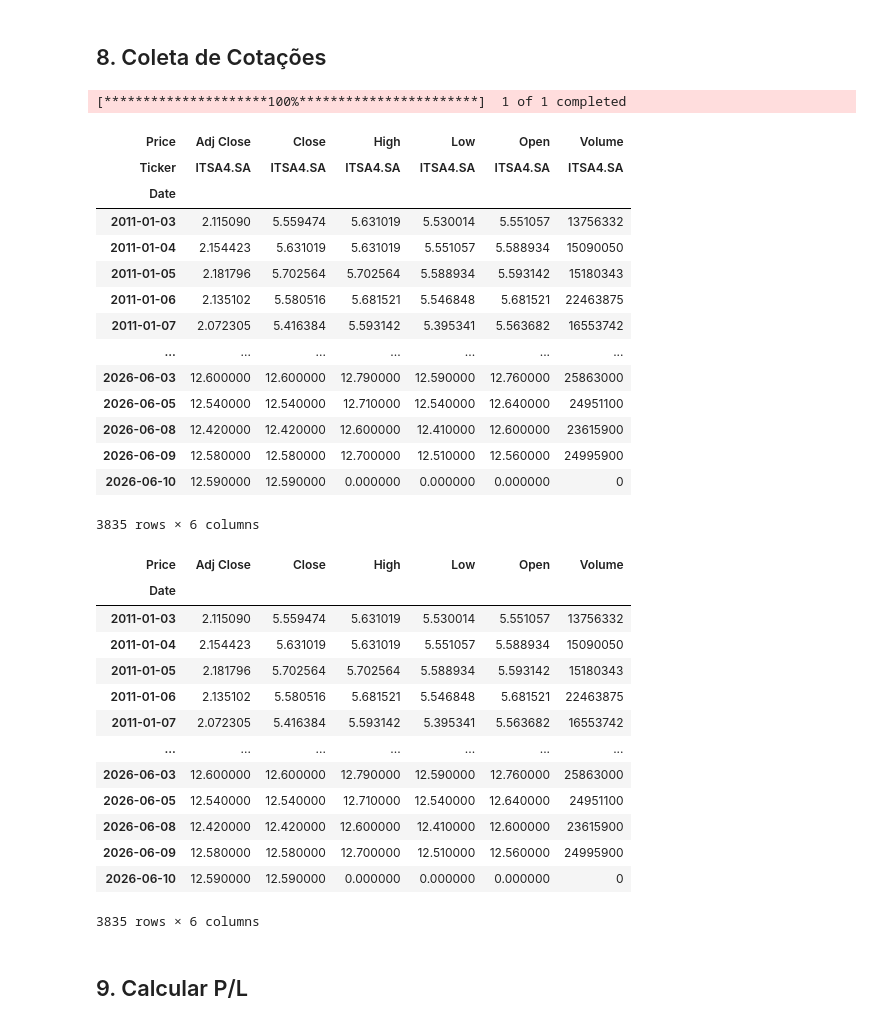
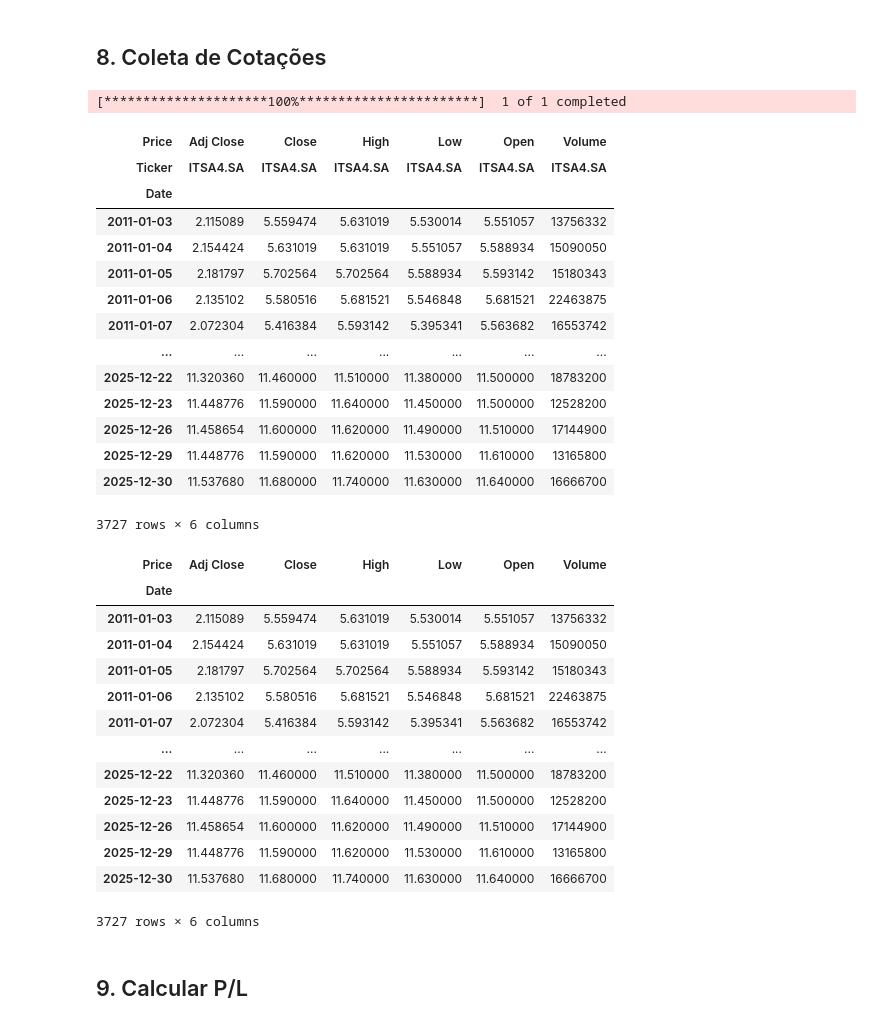
Before and after one commit to esscova/financas-quantitativas, a Jupyter notebook: Coletando PL histórico de empresas listadas na B3 com dados da CVM/preco_lucro_historico.ipynb, the cells around one changed output. Drawn from its saved outputs; the diff is of its cells as text; code cells hidden in the pictures.

```diff
--- a/Coletando PL histórico de empresas listadas na B3 com dados da CVM/preco_lucro_historico.ipynb
+++ b/Coletando PL histórico de empresas listadas na B3 com dados da CVM/preco_lucro_historico.ipynb
@@ -329,25 +329,25 @@ lpa
 # %% [markdown]
 ## 8. Coleta de Cotações
 # %%
-precos = yf.download('ITSA4.SA', start='2011-01-01', auto_adjust=False)
+precos = yf.download('ITSA4.SA', start='2011-01-01', end='2025-12-31',auto_adjust=False)
 precos
 # %% [output]
 [*********************100%***********************]  1 of 1 completed
 | Price | Adj Close | Close | High | Low | Open | Volume |
 | Ticker | ITSA4.SA | ITSA4.SA | ITSA4.SA | ITSA4.SA | ITSA4.SA | ITSA4.SA |
 | Date |  |  |  |  |  |  |
-| 2011-01-03 | 2.115090 | 5.559474 | 5.631019 | 5.530014 | 5.551057 | 13756332 |
-| 2011-01-04 | 2.154423 | 5.631019 | 5.631019 | 5.551057 | 5.588934 | 15090050 |
-| 2011-01-05 | 2.181796 | 5.702564 | 5.702564 | 5.588934 | 5.593142 | 15180343 |
+| 2011-01-03 | 2.115089 | 5.559474 | 5.631019 | 5.530014 | 5.551057 | 13756332 |
+| 2011-01-04 | 2.154424 | 5.631019 | 5.631019 | 5.551057 | 5.588934 | 15090050 |
+| 2011-01-05 | 2.181797 | 5.702564 | 5.702564 | 5.588934 | 5.593142 | 15180343 |
 | 2011-01-06 | 2.135102 | 5.580516 | 5.681521 | 5.546848 | 5.681521 | 22463875 |
-| 2011-01-07 | 2.072305 | 5.416384 | 5.593142 | 5.395341 | 5.563682 | 16553742 |
+| 2011-01-07 | 2.072304 | 5.416384 | 5.593142 | 5.395341 | 5.563682 | 16553742 |
 | ... | ... | ... | ... | ... | ... | ... |
-| 2026-06-03 | 12.600000 | 12.600000 | 12.790000 | 12.590000 | 12.760000 | 25863000 |
-| 2026-06-05 | 12.540000 | 12.540000 | 12.710000 | 12.540000 | 12.640000 | 24951100 |
-| 2026-06-08 | 12.420000 | 12.420000 | 12.600000 | 12.410000 | 12.600000 | 23615900 |
-| 2026-06-09 | 12.580000 | 12.580000 | 12.700000 | 12.510000 | 12.560000 | 24995900 |
-| 2026-06-10 | 12.590000 | 12.590000 | 0.000000 | 0.000000 | 0.000000 | 0 |
+| 2025-12-22 | 11.320360 | 11.460000 | 11.510000 | 11.380000 | 11.500000 | 18783200 |
+| 2025-12-23 | 11.448776 | 11.590000 | 11.640000 | 11.450000 | 11.500000 | 12528200 |
+| 2025-12-26 | 11.458654 | 11.600000 | 11.620000 | 11.490000 | 11.510000 | 17144900 |
+| 2025-12-29 | 11.448776 | 11.590000 | 11.620000 | 11.530000 | 11.610000 | 13165800 |
+| 2025-12-30 | 11.537680 | 11.680000 | 11.740000 | 11.630000 | 11.640000 | 16666700 |
-3835 rows × 6 columns
+3727 rows × 6 columns
 # %%
 # precos[['Adj Close', 'Close']]
 precos.columns = precos.columns.droplevel(1)
@@ -355,18 +355,18 @@ precos
 # %% [output]
 | Price | Adj Close | Close | High | Low | Open | Volume |
 | Date |  |  |  |  |  |  |
-| 2011-01-03 | 2.115090 | 5.559474 | 5.631019 | 5.530014 | 5.551057 | 13756332 |
-| 2011-01-04 | 2.154423 | 5.631019 | 5.631019 | 5.551057 | 5.588934 | 15090050 |
-| 2011-01-05 | 2.181796 | 5.702564 | 5.702564 | 5.588934 | 5.593142 | 15180343 |
+| 2011-01-03 | 2.115089 | 5.559474 | 5.631019 | 5.530014 | 5.551057 | 13756332 |
+| 2011-01-04 | 2.154424 | 5.631019 | 5.631019 | 5.551057 | 5.588934 | 15090050 |
+| 2011-01-05 | 2.181797 | 5.702564 | 5.702564 | 5.588934 | 5.593142 | 15180343 |
 | 2011-01-06 | 2.135102 | 5.580516 | 5.681521 | 5.546848 | 5.681521 | 22463875 |
-| 2011-01-07 | 2.072305 | 5.416384 | 5.593142 | 5.395341 | 5.563682 | 16553742 |
+| 2011-01-07 | 2.072304 | 5.416384 | 5.593142 | 5.395341 | 5.563682 | 16553742 |
 | ... | ... | ... | ... | ... | ... | ... |
-| 2026-06-03 | 12.600000 | 12.600000 | 12.790000 | 12.590000 | 12.760000 | 25863000 |
-| 2026-06-05 | 12.540000 | 12.540000 | 12.710000 | 12.540000 | 12.640000 | 24951100 |
-| 2026-06-08 | 12.420000 | 12.420000 | 12.600000 | 12.410000 | 12.600000 | 23615900 |
-| 2026-06-09 | 12.580000 | 12.580000 | 12.700000 | 12.510000 | 12.560000 | 24995900 |
-| 2026-06-10 | 12.590000 | 12.590000 | 0.000000 | 0.000000 | 0.000000 | 0 |
+| 2025-12-22 | 11.320360 | 11.460000 | 11.510000 | 11.380000 | 11.500000 | 18783200 |
+| 2025-12-23 | 11.448776 | 11.590000 | 11.640000 | 11.450000 | 11.500000 | 12528200 |
+| 2025-12-26 | 11.458654 | 11.600000 | 11.620000 | 11.490000 | 11.510000 | 17144900 |
+| 2025-12-29 | 11.448776 | 11.590000 | 11.620000 | 11.530000 | 11.610000 | 13165800 |
+| 2025-12-30 | 11.537680 | 11.680000 | 11.740000 | 11.630000 | 11.640000 | 16666700 |
-3835 rows × 6 columns
+3727 rows × 6 columns
 # %% [markdown]
 ## 9. Calcular P/L
 # %%
```
Also changed, not shown: parts of 3 cells of this notebook.
